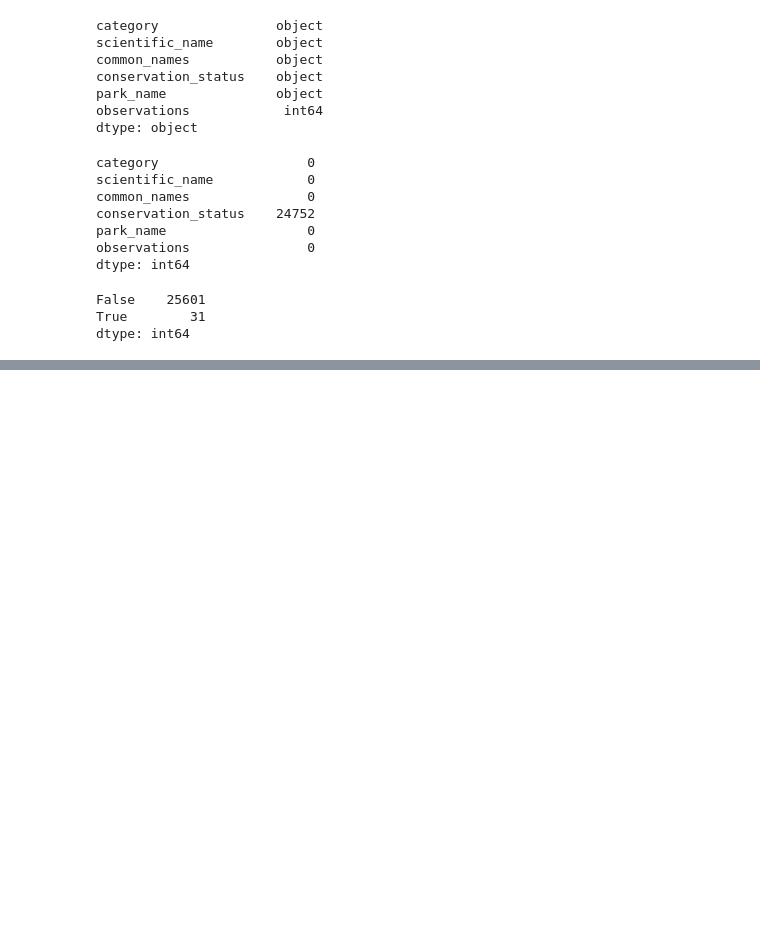
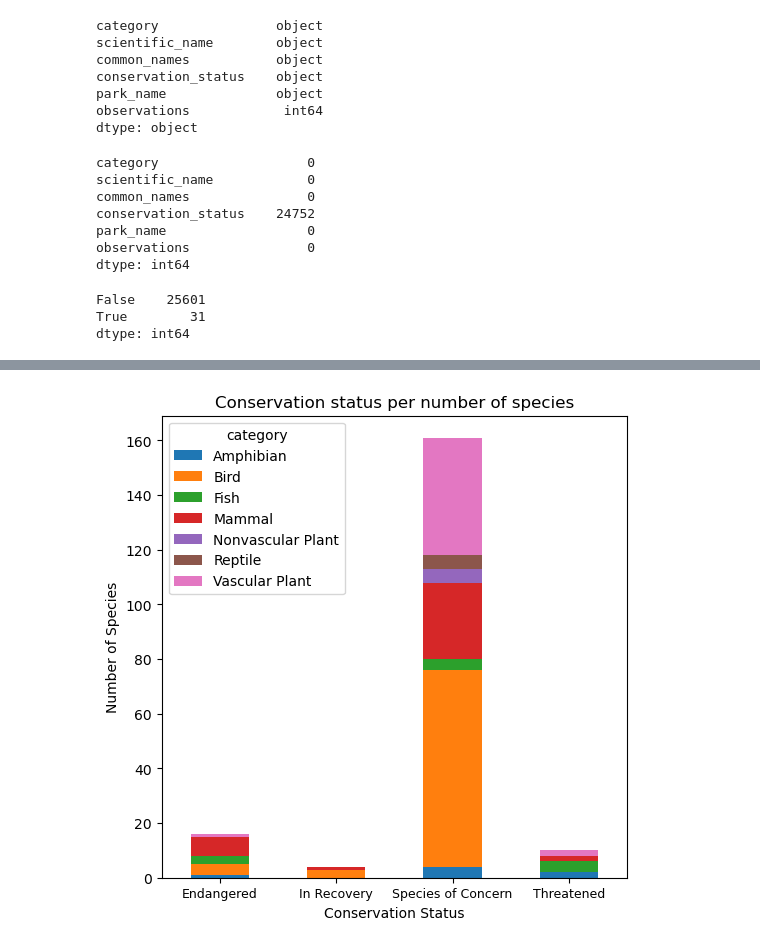
Before and after one commit to El-Mounir/biodiversity_DS, a Jupyter notebook: biodiversity.ipynb, the cells around one changed output, grey strips where cells are left out. Cells and saved outputs as stored; diff of their text form; code cells hidden in the pictures; blank space fills up the shorter version.

```diff
--- a/biodiversity.ipynb
+++ b/biodiversity.ipynb
@@ -259,0 +134,4 @@ plt.show()
+# %%
+conservationStatusCategory = conservationPerPark[conservationPerPark.conservation_status != "No status"].groupby(["conservation_status", "category"])['scientific_name'].count().unstack().reset_index();
+print(conservationStatusCategory)
+unique_conservation_status = list(conservationStatusCategory.conservation_status.unique());
@@ -259,0 +144,10 @@ plt.show()
+# %%
+ax = conservationStatusCategory.plot(kind = 'bar', stacked = True, figsize=(6,6));
+plt.xticks(fontsize = 9, rotation = 0);
+ax.set_xticklabels(unique_conservation_status);
+ax.set_xlabel("Conservation Status")
+ax.set_ylabel("Number of Species");
+ax.set_title("Conservation status per number of species");
+plt.show();
+# %% [output]
+[figure, added]
```
Also changed, not shown: parts of 28 cells of this notebook.
